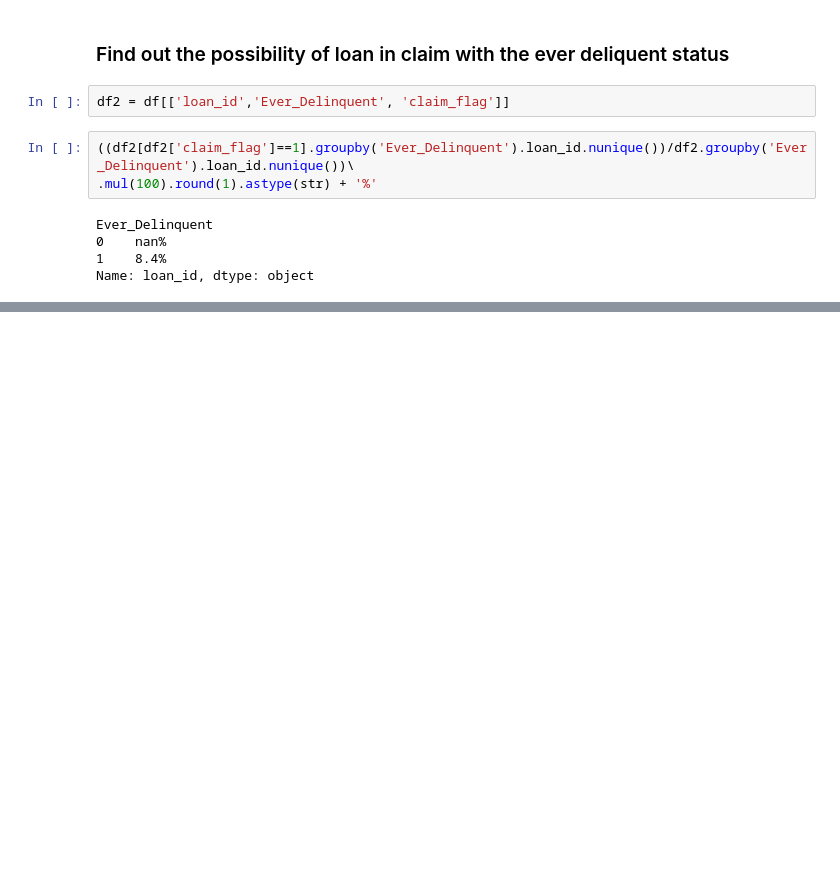
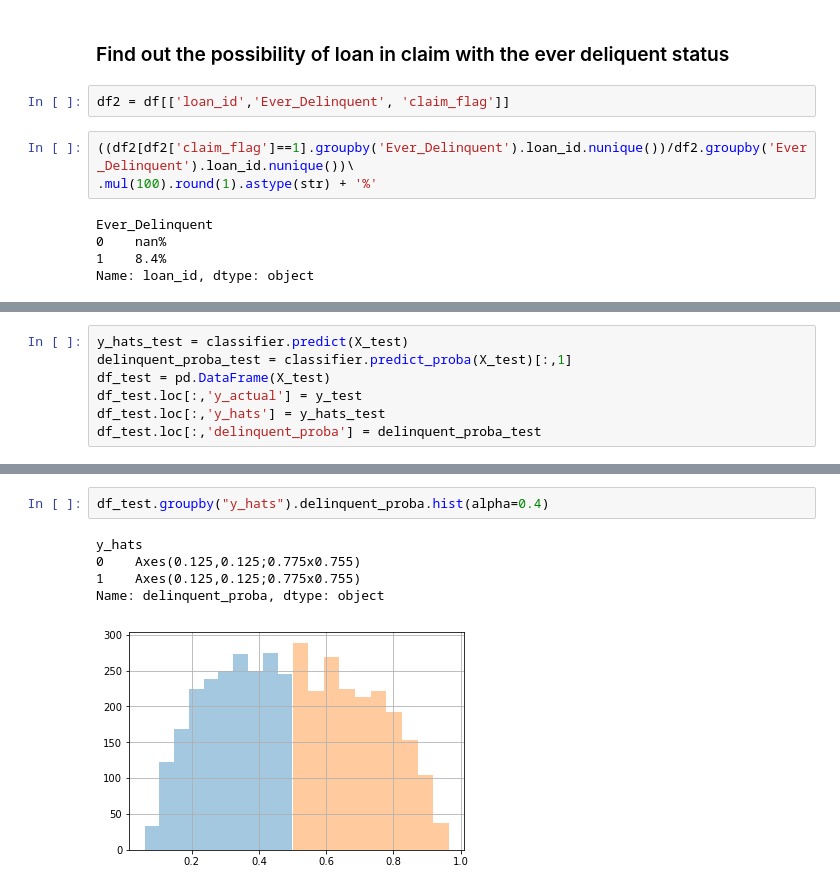
Before and after one commit to liuwanfei/Capstone-Projects, a Jupyter notebook: Loan Default Classification w New Data.ipynb, the cells around one changed output, grey strips where cells are left out. Cells and saved outputs as stored; diff of their text form; blank space fills up the shorter version.

```diff
--- a/Loan Default Classification w New Data.ipynb
+++ b/Loan Default Classification w New Data.ipynb
@@ -876,0 +932,7 @@ Name: loan_id, dtype: object
+# %%
+y_hats_test = classifier.predict(X_test)
+delinquent_proba_test = classifier.predict_proba(X_test)[:,1]
+df_test = pd.DataFrame(X_test)
+df_test.loc[:,'y_actual'] = y_test
+df_test.loc[:,'y_hats'] = y_hats_test
+df_test.loc[:,'delinquent_proba'] = delinquent_proba_test
@@ -876,0 +957,8 @@ Name: loan_id, dtype: object
+# %%
+df_test.groupby("y_hats").delinquent_proba.hist(alpha=0.4)
+# %% [output]
+y_hats
+0    Axes(0.125,0.125;0.775x0.755)
+1    Axes(0.125,0.125;0.775x0.755)
+Name: delinquent_proba, dtype: object
+[figure, added]
```
Also changed, not shown: parts of 10 cells of this notebook.
